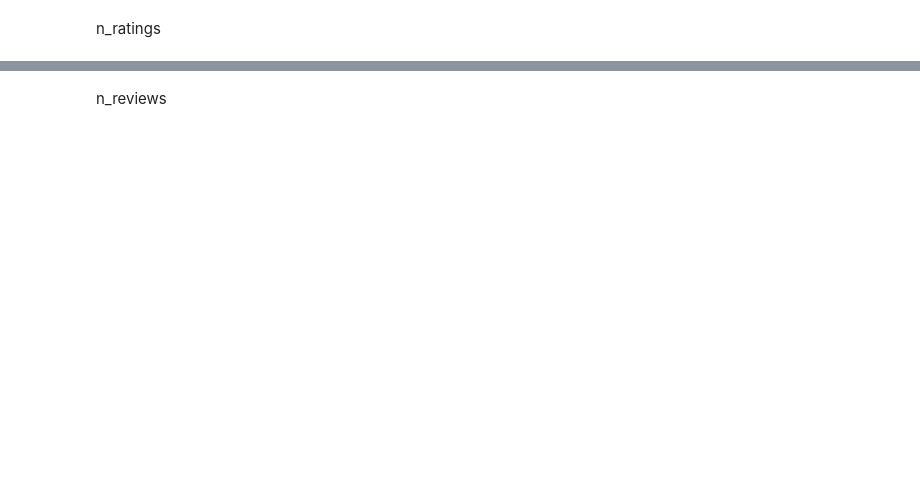
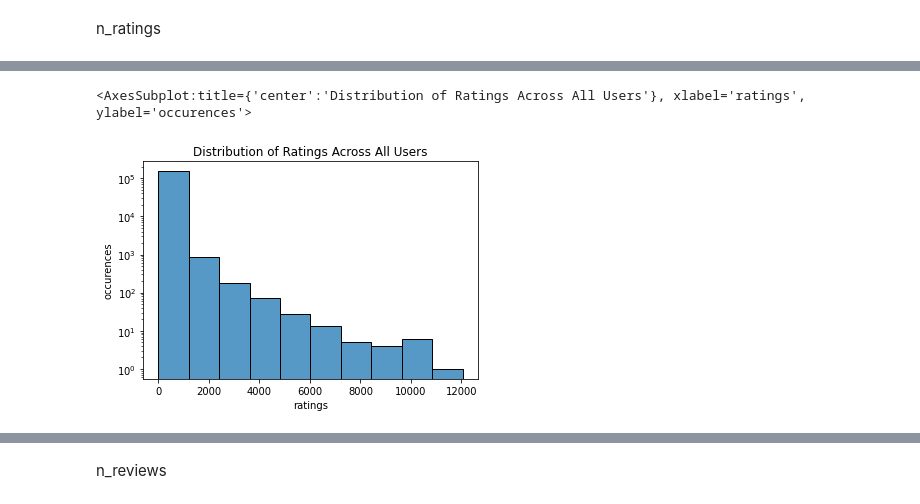
Before and after one commit to epfl-ada/ada-2022-project-analyteam, a Jupyter notebook: ba_users_processing.ipynb, the cells around one changed output, grey strips where cells are left out. Cells and saved outputs as stored; diff of their text form; code cells hidden in the pictures; blank space fills up the shorter version.

Commit message:
rating/review power law

```diff
--- a/ba_users_processing.ipynb
+++ b/ba_users_processing.ipynb
@@ -236,9 +399,13 @@ total_n_ratings
 # %%
 fig, ax = plt.subplots(1,1)
+ax.set_yscale('log')
 ax.set_title("Distribution of Ratings Across All Users")
 ax.set_ylabel("occurences")
 ax.set_xlabel("ratings")
-sns.histplot(data=users_df, x="n_ratings", ax=ax, bins=20, log_scale=True)
+sns.histplot(data=users_df, x="n_ratings", ax=ax, bins=10)
+# %% [output]
+<AxesSubplot:title={'center':'Distribution of Ratings Across All Users'}, xlabel='ratings', ylabel='occurences'>
+[figure, added]
 # %%
 n_ratings_per_country = users_df[\
     (~users_df.country.isna()) &\
```
Also changed, not shown: parts of 31 cells of this notebook.
